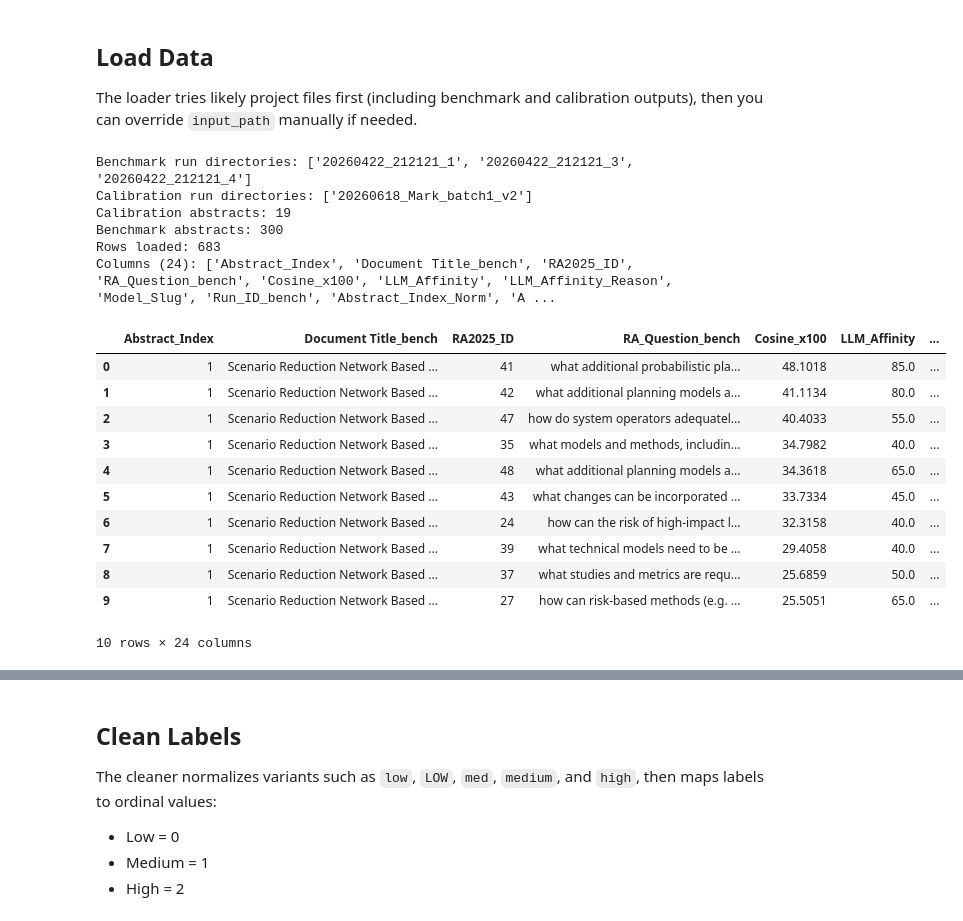
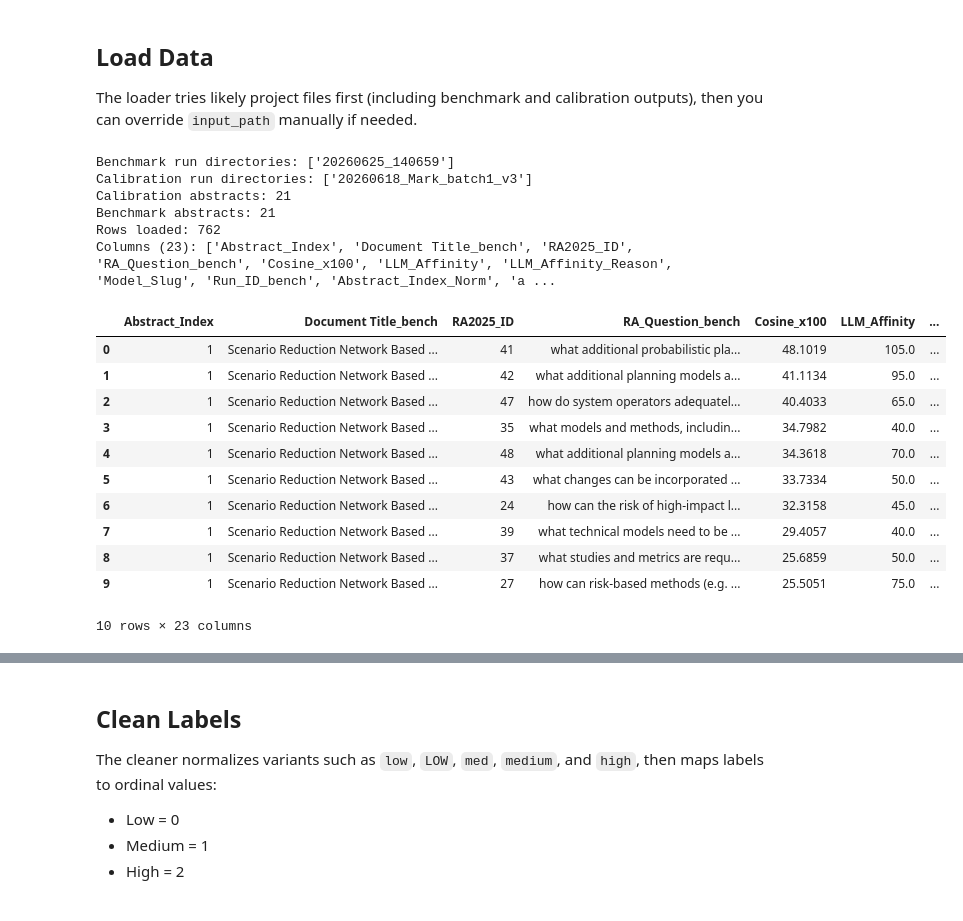
Before and after one commit to pigalleg/article-classifier, a Jupyter notebook: notebooks/10_affinity_diagnostics_metrics.ipynb, the cells around one changed output, grey strips where cells are left out. Drawn from its saved outputs; the diff is of its cells as text; code cells hidden in the pictures.

```diff
--- a/notebooks/10_affinity_diagnostics_metrics.ipynb
+++ b/notebooks/10_affinity_diagnostics_metrics.ipynb
@@ -64,9 +65,12 @@ repo_root = Path.cwd().resolve().parent if Path.cwd().name == "notebooks" else P
 bench_root = repo_root / "data" / "results" / "affinity_benchmark"
 calib_root = repo_root / "data" / "results" / "affinity_calibration"
 
-benchmark_run_dir_names = ["20260422_212121_1", "20260422_212121_4", "20260422_212121_3"]
+# benchmark_run_dir_names = ["20260422_212121_1", "20260422_212121_4", "20260422_212121_3"]
+benchmark_run_dir_names = ["20260625_140659"]
+
 # calibration_run_dir_names = ["20260601_dummy_100_abstracts_v3"]
-calibration_run_dir_names = ["20260618_Mark_batch1_v2"]
+# calibration_run_dir_names = ["20260618_Mark_batch1_v2"]
+calibration_run_dir_names = ["20260618_Mark_batch1_v3"]
 benchmark_input_filename = "adjudicated_ra_model_rows.csv"
 # calibration_input_filename = "calibration_dummy_abstract_question_affinities.csv"
 calibration_input_filename = "calibration_abstract_question_affinities.csv"
@@ -109,50 +113,50 @@ def collect_frames(root: Path, run_dir_names, input_filename: str, source_name:
         frames.append(run_df)
 
     return frames, selected_run_dirs
 
 benchmark_frames, selected_benchmark_dirs = collect_frames(
     bench_root, benchmark_run_dir_names, benchmark_input_filename, "benchmark"
 )
 calibration_frames, selected_calibration_dirs = collect_frames(
     calib_root, calibration_run_dir_names, calibration_input_filename, "calibration"
 )
 
 bench_df = pd.concat(benchmark_frames, ignore_index=True)
 calib_df = pd.concat(calibration_frames, ignore_index=True)
 df_raw = pd.merge(
     bench_df,
     calib_df,
     on=["Abstract_Index", "RA2025_ID"],
     how="inner",
     suffixes=("_bench", "_calib"),
 )
 
 print("Benchmark run directories:", [p.name for p in selected_benchmark_dirs])
 print("Calibration run directories:", [p.name for p in selected_calibration_dirs])
 print("Calibration abstracts:", calib_df['Abstract_Index'].nunique())
 print("Benchmark abstracts:", bench_df['Abstract_Index'].nunique())
 print("Rows loaded:", len(df_raw))
 print(f"Columns ({len(df_raw.columns)}): {list(df_raw.columns)}")
 display(df_raw.head(10))
 # %% [output]
-Benchmark run directories: ['20260422_212121_1', '20260422_212121_3', '20260422_212121_4']
-Calibration run directories: ['20260618_Mark_batch1_v2']
-Calibration abstracts: 19
-Benchmark abstracts: 300
-Rows loaded: 683
-Columns (24): ['Abstract_Index', 'Document Title_bench', 'RA2025_ID', 'RA_Question_bench', 'Cosine_x100', 'LLM_Affinity', 'LLM_Affinity_Reason', 'Model_Slug', 'Run_ID_bench', 'Abstract_Index_Norm', 'A ...
+Benchmark run directories: ['20260625_140659']
+Calibration run directories: ['20260618_Mark_batch1_v3']
+Calibration abstracts: 21
+Benchmark abstracts: 21
+Rows loaded: 762
+Columns (23): ['Abstract_Index', 'Document Title_bench', 'RA2025_ID', 'RA_Question_bench', 'Cosine_x100', 'LLM_Affinity', 'LLM_Affinity_Reason', 'Model_Slug', 'Run_ID_bench', 'Abstract_Index_Norm', 'a ...
 |  | Abstract_Index | Document Title_bench | RA2025_ID | RA_Question_bench | Cosine_x100 | LLM_Affinity | ... |
-| 0 | 1 | Scenario Reduction Network Based ... | 41 | what additional probabilistic pla... | 48.1018 | 85.0 | ... |
-| 1 | 1 | Scenario Reduction Network Based ... | 42 | what additional planning models a... | 41.1134 | 80.0 | ... |
-| 2 | 1 | Scenario Reduction Network Based ... | 47 | how do system operators adequatel... | 40.4033 | 55.0 | ... |
+| 0 | 1 | Scenario Reduction Network Based ... | 41 | what additional probabilistic pla... | 48.1019 | 105.0 | ... |
+| 1 | 1 | Scenario Reduction Network Based ... | 42 | what additional planning models a... | 41.1134 | 95.0 | ... |
+| 2 | 1 | Scenario Reduction Network Based ... | 47 | how do system operators adequatel... | 40.4033 | 65.0 | ... |
 | 3 | 1 | Scenario Reduction Network Based ... | 35 | what models and methods, includin... | 34.7982 | 40.0 | ... |
-| 4 | 1 | Scenario Reduction Network Based ... | 48 | what additional planning models a... | 34.3618 | 65.0 | ... |
-| 5 | 1 | Scenario Reduction Network Based ... | 43 | what changes can be incorporated ... | 33.7334 | 45.0 | ... |
-| 6 | 1 | Scenario Reduction Network Based ... | 24 | how can the risk of high-impact l... | 32.3158 | 40.0 | ... |
-| 7 | 1 | Scenario Reduction Network Based ... | 39 | what technical models need to be ... | 29.4058 | 40.0 | ... |
+| 4 | 1 | Scenario Reduction Network Based ... | 48 | what additional planning models a... | 34.3618 | 70.0 | ... |
+| 5 | 1 | Scenario Reduction Network Based ... | 43 | what changes can be incorporated ... | 33.7334 | 50.0 | ... |
+| 6 | 1 | Scenario Reduction Network Based ... | 24 | how can the risk of high-impact l... | 32.3158 | 45.0 | ... |
+| 7 | 1 | Scenario Reduction Network Based ... | 39 | what technical models need to be ... | 29.4057 | 40.0 | ... |
 | 8 | 1 | Scenario Reduction Network Based ... | 37 | what studies and metrics are requ... | 25.6859 | 50.0 | ... |
-| 9 | 1 | Scenario Reduction Network Based ... | 27 | how can risk-based methods (e.g. ... | 25.5051 | 65.0 | ... |
+| 9 | 1 | Scenario Reduction Network Based ... | 27 | how can risk-based methods (e.g. ... | 25.5051 | 75.0 | ... |
-10 rows × 24 columns
+10 rows × 23 columns
 # %%
 # bench_df
 # %%
```
Also changed, not shown: parts of 13 cells of this notebook, 2 other files.
